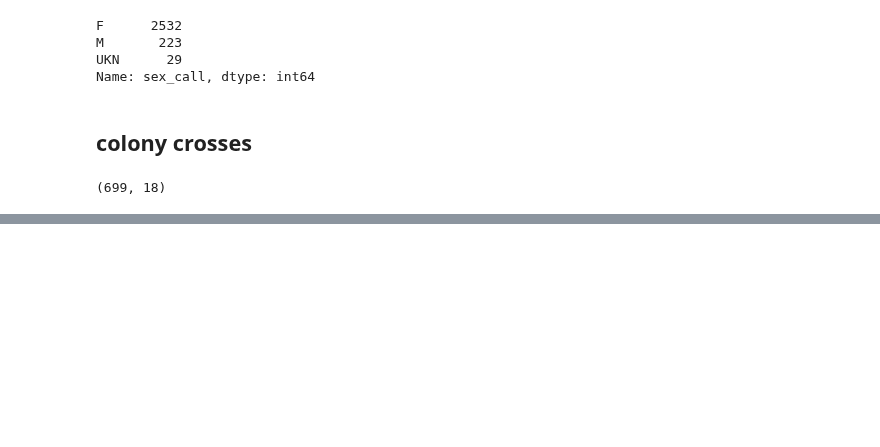
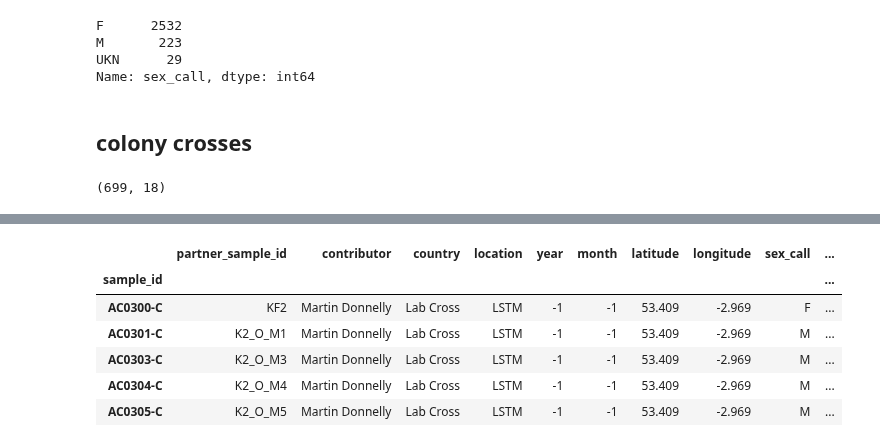
Before and after one commit to malariagen/ag1000g-phase3-data-paper, a Jupyter notebook: notebooks/ag1000g_phase3_population_sampling_stats.ipynb, the cells around one changed output, grey strips where cells are left out. Cells and saved outputs as stored; diff of their text form; code cells hidden in the pictures; blank space fills up the shorter version.

```diff
--- a/notebooks/ag1000g_phase3_population_sampling_stats.ipynb
+++ b/notebooks/ag1000g_phase3_population_sampling_stats.ipynb
@@ -233,3 +233,13 @@ X_df.tail()
 | AD0735-C | SENN_F_-_DONG_M_Fam1z_30 | Martin Donnelly | Lab Cross | LSTM | -1 | -1 | 53.409 | -2.969 | F | ... |
 | AD0736-C | SENN_F_MUM_Fam_1z | Martin Donnelly | Lab Cross | LSTM | -1 | -1 | 53.409 | -2.969 | F | ... |
 | AD0737-C | DONG_M_DAD_Fam_1z | Martin Donnelly | Lab Cross | LSTM | -1 | -1 | 53.409 | -2.969 | M | ... |
+# %%
+X_df.head()
+# %% [output]
+|  | partner_sample_id | contributor | country | location | year | month | latitude | longitude | sex_call | ... |
+| sample_id |  |  |  |  |  |  |  |  |  | ... |
+| AC0300-C | KF2 | Martin Donnelly | Lab Cross | LSTM | -1 | -1 | 53.409 | -2.969 | F | ... |
+| AC0301-C | K2_O_M1 | Martin Donnelly | Lab Cross | LSTM | -1 | -1 | 53.409 | -2.969 | M | ... |
+| AC0303-C | K2_O_M3 | Martin Donnelly | Lab Cross | LSTM | -1 | -1 | 53.409 | -2.969 | M | ... |
+| AC0304-C | K2_O_M4 | Martin Donnelly | Lab Cross | LSTM | -1 | -1 | 53.409 | -2.969 | M | ... |
+| AC0305-C | K2_O_M5 | Martin Donnelly | Lab Cross | LSTM | -1 | -1 | 53.409 | -2.969 | M | ... |
```
Also changed, not shown: 1 other file.
